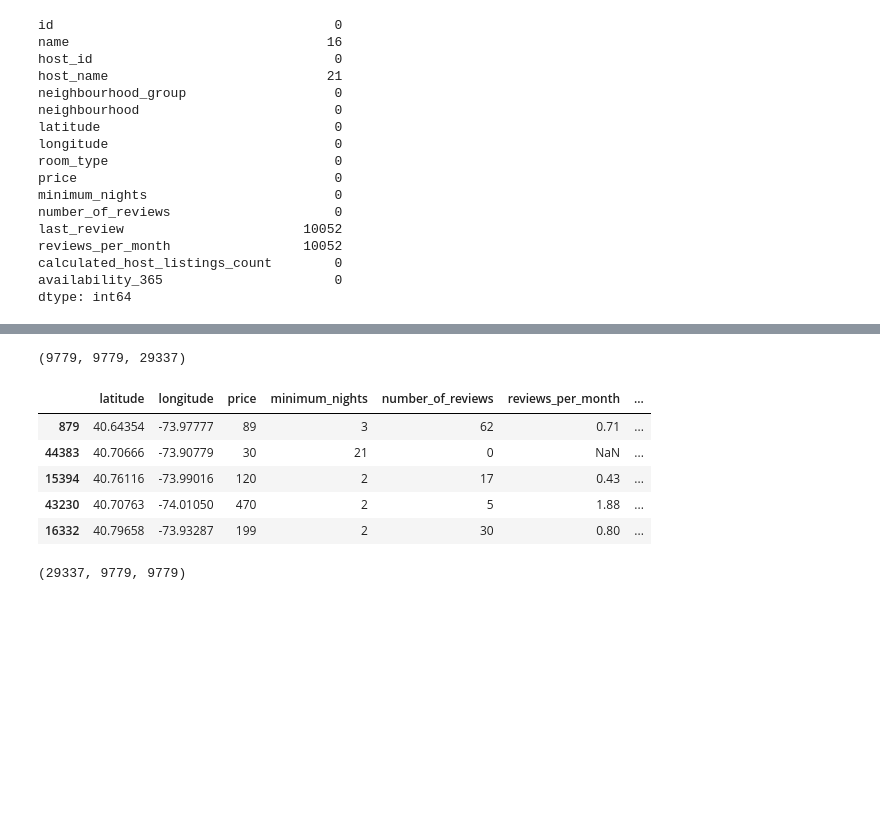
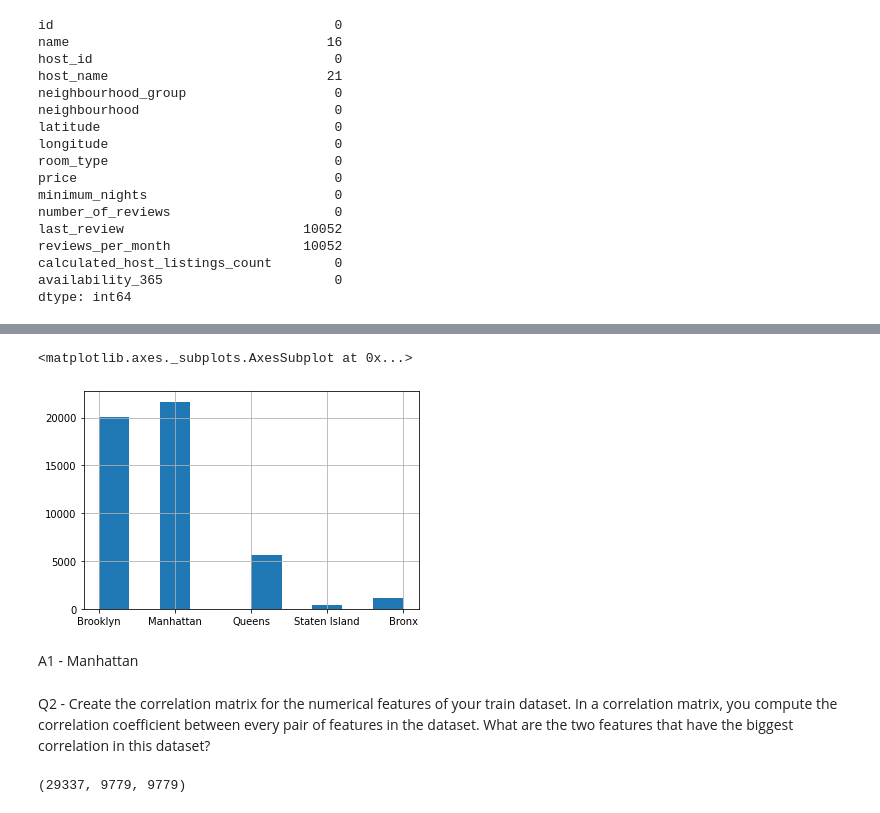
Before and after one commit to gulldan/mlbookcamp-code, a Jupyter notebook: course-zoomcamp/03-classification/hw-week3.ipynb, the cells around one changed output, grey strips where cells are left out. Cells and saved outputs as stored; diff of their text form; code cells hidden in the pictures; blank space fills up the shorter version.

```diff
--- a/course-zoomcamp/03-classification/hw-week3.ipynb
+++ b/course-zoomcamp/03-classification/hw-week3.ipynb
@@ -120,4 +117,8 @@ df_hw=df[['latitude',
 'number_of_reviews',
 'reviews_per_month',
 'calculated_host_listings_count',
-'availability_365']]
+'availability_365',
+'neighbourhood_group',
+'room_type']]
+# %%
+df_hw.fillna(0,inplace=True)
@@ -157,4 +143,0 @@ n_train = n - n_val - n_test
-# %%
-n_val, n_test, n_train
-# %% [output]
-(9779, 9779, 29337)
@@ -170,9 +144,11 @@ df_test = df_hw.iloc[idx[n_train+n_val:]]
-# %%
-df_train.head()
-# %% [output]
-|  | latitude | longitude | price | minimum_nights | number_of_reviews | reviews_per_month | ... |
-| 879 | 40.64354 | -73.97777 | 89 | 3 | 62 | 0.71 | ... |
-| 44383 | 40.70666 | -73.90779 | 30 | 21 | 0 | NaN | ... |
-| 15394 | 40.76116 | -73.99016 | 120 | 2 | 17 | 0.43 | ... |
-| 43230 | 40.70763 | -74.01050 | 470 | 2 | 5 | 1.88 | ... |
-| 16332 | 40.79658 | -73.93287 | 199 | 2 | 30 | 0.80 | ... |
+# %%
+df_hw['neighbourhood_group'].hist()
+# %% [output]
+<matplotlib.axes._subplots.AxesSubplot at 0x...>
+[figure, added]
+# %% [markdown]
+A1 - Manhattan
+# %% [markdown]
+Q2 - Create the correlation matrix for the numerical features of your train dataset.
+In a correlation matrix, you compute the correlation coefficient between every pair of features in the dataset.
+What are the two features that have the biggest correlation in this dataset?
```
Also changed, not shown: parts of 58 cells of this notebook.
